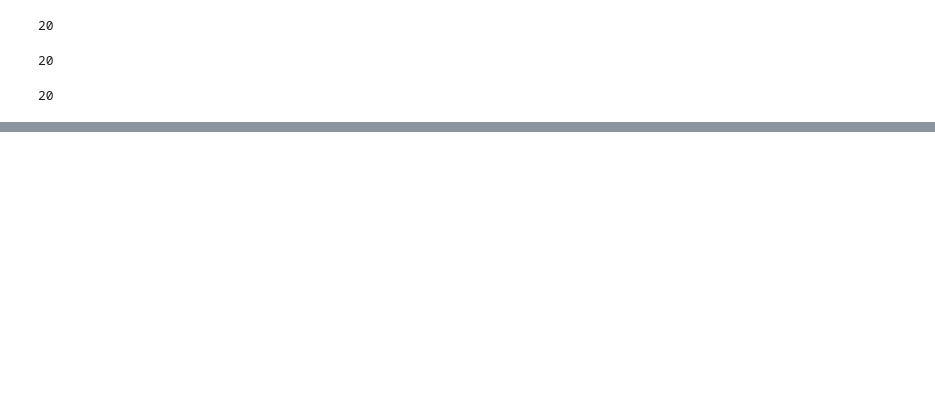
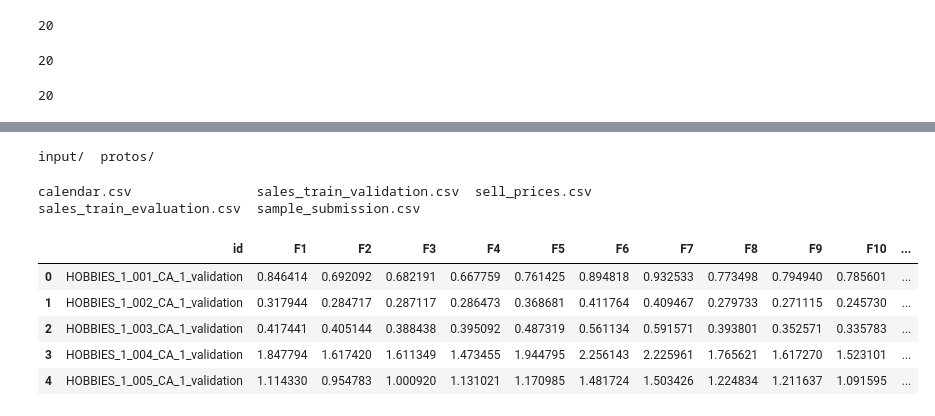
Before and after one commit to YutoShibata07/M5_accuracy, a Jupyter notebook: protos/proto_prediction.ipynb, the cells around one changed output, grey strips where cells are left out. Cells and saved outputs as stored; diff of their text form; code cells hidden in the pictures; blank space fills up the shorter version.

```diff
--- a/protos/proto_prediction.ipynb
+++ b/protos/proto_prediction.ipynb
@@ -636,0 +958,9 @@ data.tail(10)
+# %%
+ls ../
+# %% [output]
+input/  protos/
+# %%
+ls ../input/
+# %% [output]
+calendar.csv                sales_train_validation.csv  sell_prices.csv
+sales_train_evaluation.csv  sample_submission.csv
@@ -636,0 +982,9 @@ data.tail(10)
+# %%
+final.head(5)
+# %% [output]
+|  | id | F1 | F2 | F3 | F4 | F5 | F6 | F7 | F8 | F9 | F10 | ... |
+| 0 | HOBBIES_1_001_CA_1_validation | 0.846414 | 0.692092 | 0.682191 | 0.667759 | 0.761425 | 0.894818 | 0.932533 | 0.773498 | 0.794940 | 0.785601 | ... |
+| 1 | HOBBIES_1_002_CA_1_validation | 0.317944 | 0.284717 | 0.287117 | 0.286473 | 0.368681 | 0.411764 | 0.409467 | 0.279733 | 0.271115 | 0.245730 | ... |
+| 2 | HOBBIES_1_003_CA_1_validation | 0.417441 | 0.405144 | 0.388438 | 0.395092 | 0.487319 | 0.561134 | 0.591571 | 0.393801 | 0.352571 | 0.335783 | ... |
+| 3 | HOBBIES_1_004_CA_1_validation | 1.847794 | 1.617420 | 1.611349 | 1.473455 | 1.944795 | 2.256143 | 2.225961 | 1.765621 | 1.617270 | 1.523101 | ... |
+| 4 | HOBBIES_1_005_CA_1_validation | 1.114330 | 0.954783 | 1.000920 | 1.131021 | 1.170985 | 1.481724 | 1.503426 | 1.224834 | 1.211637 | 1.091595 | ... |
```
Also changed, not shown: parts of 38 cells of this notebook.
